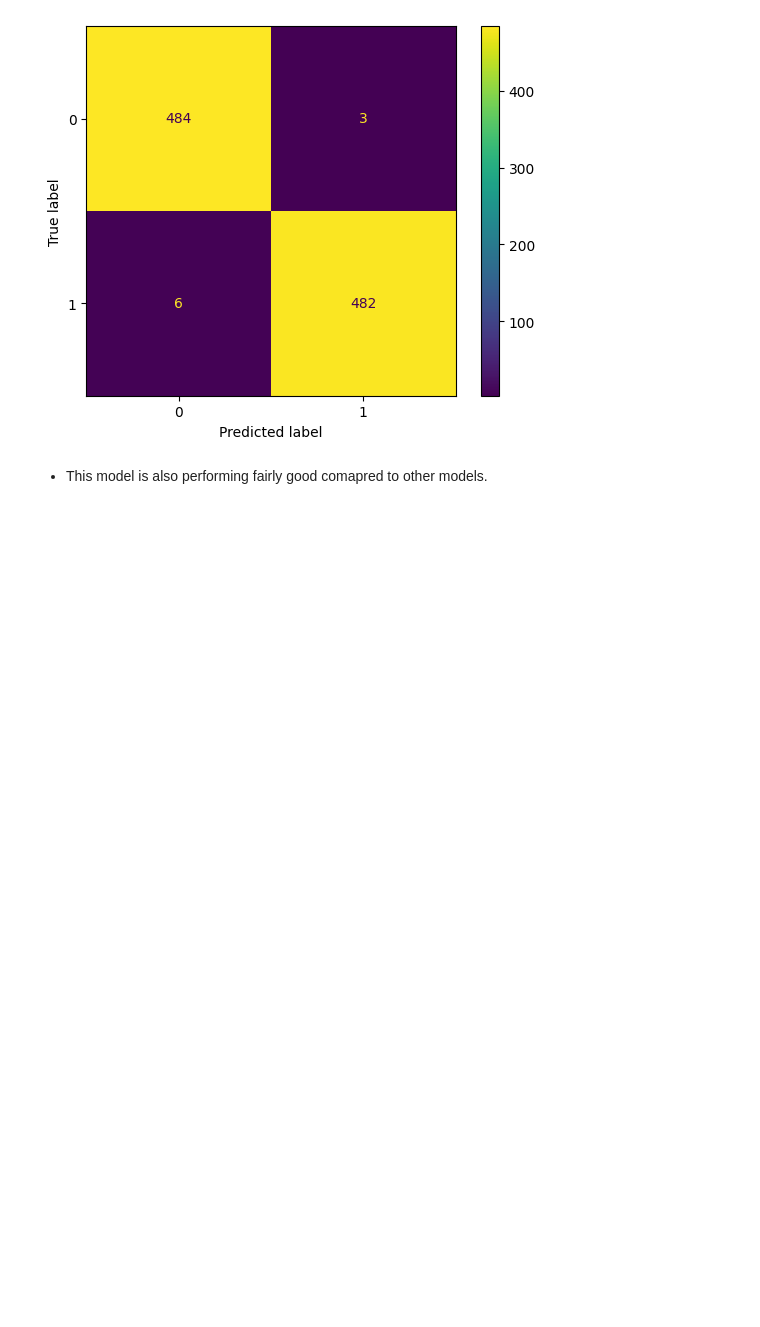
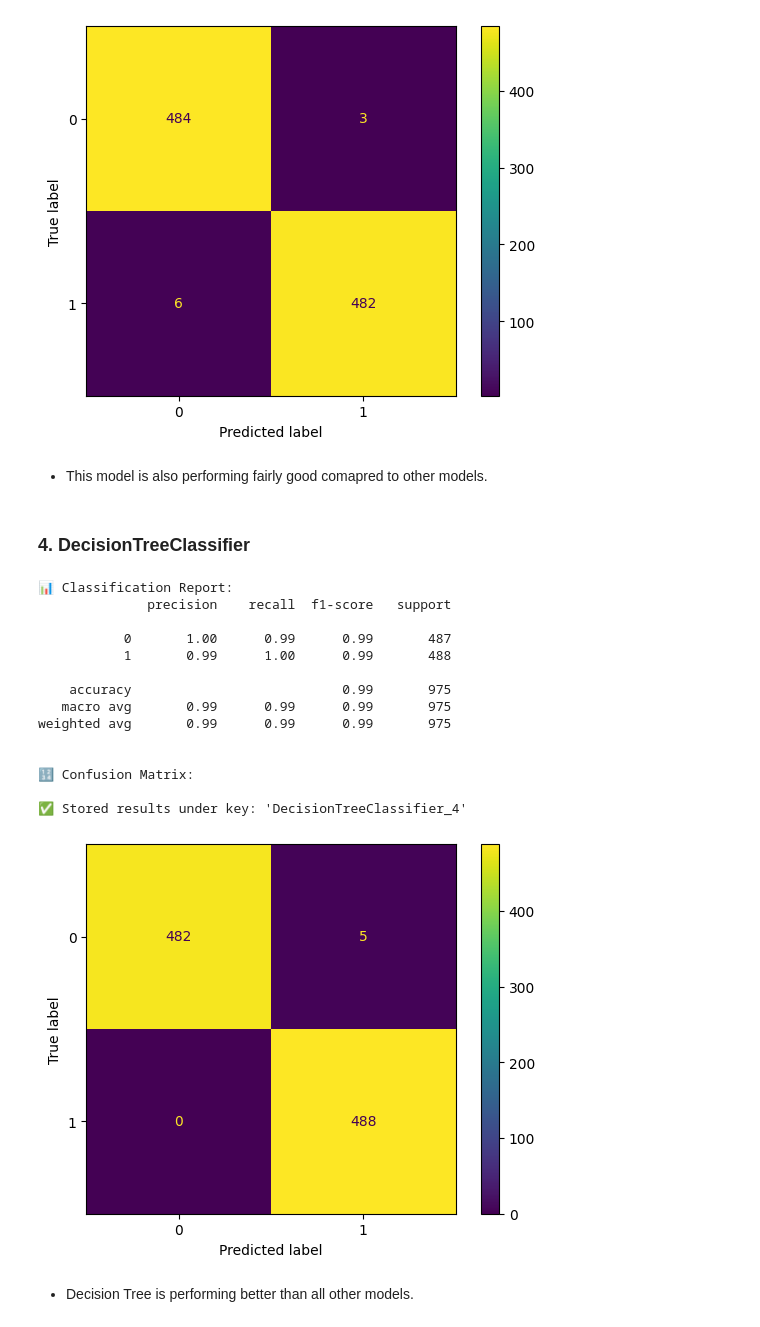
Before and after one commit to rizz045/Predicting-Personality-Traits-Using-Social-Behavior-Patterns, a Jupyter notebook: Personality_Prediction_Using_ML.ipynb, the cells around one changed output. Saved outputs shown, nothing was run; the diff lists cells and outputs as text; code cells hidden in the pictures; blank space fills up the shorter version.

```diff
--- a/Personality_Prediction_Using_ML.ipynb
+++ b/Personality_Prediction_Using_ML.ipynb
@@ -466,6 +466,32 @@ weighted avg       0.99      0.99      0.99       975
 [figure]
 # %% [markdown]
 * This model is also performing fairly good comapred to other models.
+# %% [markdown]
+### 4. DecisionTreeClassifier
+# %%
+from sklearn.tree import DecisionTreeClassifier
+
+dtc = DecisionTreeClassifier(max_depth=5)
+dtc.fit(x_train, y_train)                  # here we are training with unscaled data because tree based models are not affected by scales
+eval_metrics(dtc, x_test, y_test)
+# %% [output]
+📊 Classification Report:
+              precision    recall  f1-score   support
+
+           0       1.00      0.99      0.99       487
+           1       0.99      1.00      0.99       488
+
+    accuracy                           0.99       975
+   macro avg       0.99      0.99      0.99       975
+weighted avg       0.99      0.99      0.99       975
+
+
+🔢 Confusion Matrix:
+
+✅ Stored results under key: 'DecisionTreeClassifier_4'
+[figure, added]
+# %% [markdown]
+* Decision Tree is performing better than all other models.
 # %%
 model_results
 # %% [output]
```
Also changed, not shown: parts of 1 cell of this notebook.
